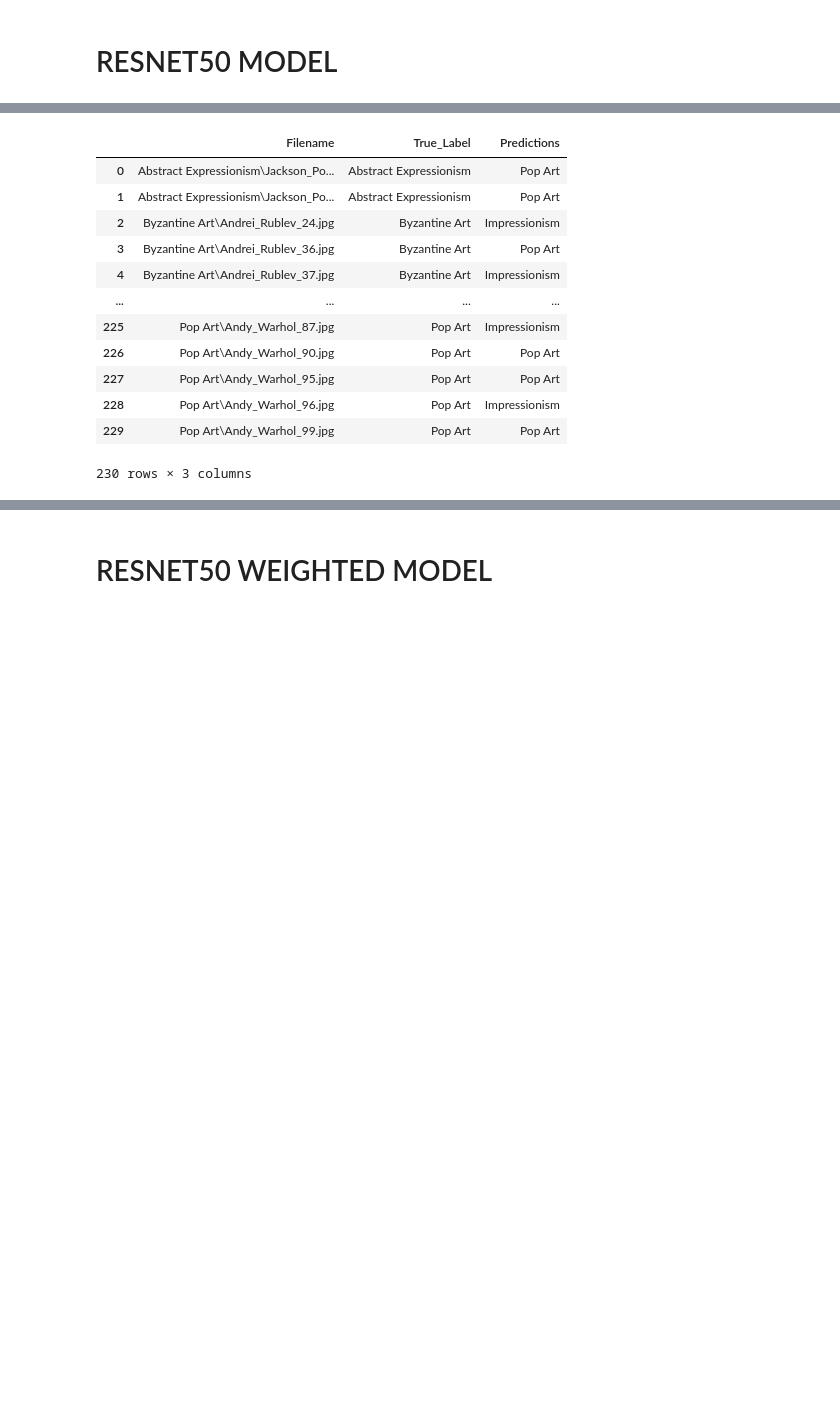
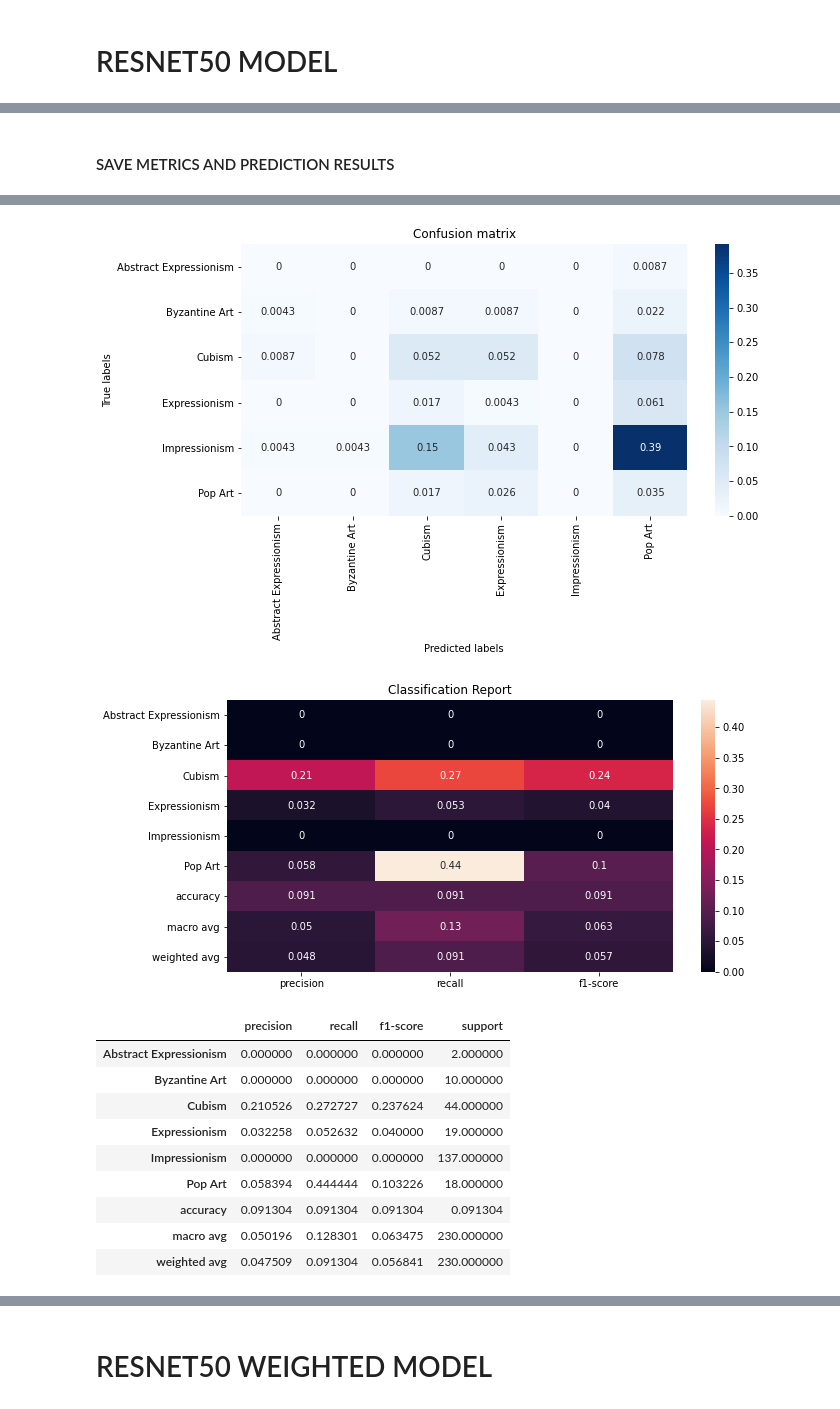
Before and after one commit to justinepicar/Art_Style_Classification, a Jupyter notebook: Notebooks/05_modeling.ipynb, the cells around one changed output, grey strips where cells are left out. Saved outputs shown, nothing was run; the diff lists cells and outputs as text; code cells hidden in the pictures; blank space fills up the shorter version.

```diff
--- a/Notebooks/05_modeling.ipynb
+++ b/Notebooks/05_modeling.ipynb
@@ -107,7 +110,7 @@ model.compile(optimizer='adam',
                   metrics=['accuracy']
                  )
 
-model.fit(train_generator,
+cnn_history = model.fit(train_generator,
               epochs=epochs,
               callbacks=callbacks,
               validation_data=validation_generator,)
@@ -201,10 +199,10 @@ wmodel.compile(optimizer='adam',
                   metrics=['accuracy']
                  )
 
-wmodel.fit(train_generator,
-          epochs=epochs,
-          callbacks=callbacks,
-          validation_data=validation_generator,
-          class_weight=class_weights)
+weight_cnn_history = wmodel.fit(train_generator,
+                                epochs=epochs,
+                                callbacks=callbacks,
+                                validation_data=validation_generator,
+                                class_weight=class_weights)
 # %% [output]
 Epoch 1/25
@@ -290,3 +262,5 @@ Tensor("input_3:0", shape=(None, 200, 200, 3), dtype=float32) Tensor("fc6/Softma
+# %%
+resnet50model.load_weights('../models/model_resnet50weighted_checkpoint_25.h5')
 # %%
 callbacks = [keras.callbacks.ModelCheckpoint(os.path.join(modelpath,f'model_resnet50_checkpoint_{epochs}.h5')),]
 
@@ -295,10 +269,10 @@ resnet50model.compile(optimizer='adam',
                   metrics=['accuracy']
                  )
 
-resnet50model.fit(train_generator,
-          epochs=epochs,
-          callbacks=callbacks,
-          validation_data=validation_generator,
-          batch_size=batch_size)
+r50_history = resnet50model.fit(train_generator,
+                                  epochs=epochs,
+                                  callbacks=callbacks,
+                                  validation_data=validation_generator,
+                                  batch_size=batch_size)
 # %% [output]
 Epoch 1/25
@@ -347,5 +324,8 @@ resnet50model.evaluate(validation_generator)
+# %% [markdown]
+#### SAVE METRICS AND PREDICTION RESULTS
 # %%
 test_generator.reset()
 rn50pred = resnet50model.predict(test_generator, verbose=1)
-pred_results(train_generator, test_generator, rn50pred, 'resnet50_model_results')
+results = pred_results(train_generator, test_generator, rn50pred, 'resnet50_model_results')
+metric_eval(test_generator, rn50pred, results, labels=os.listdir(train))
 # %% [output]
@@ -353,13 +333,12 @@ pred_results(train_generator, test_generator, rn50pred, 'resnet50_model_results'
+[figure, added]
+[figure, added]
-|  | Filename | True_Label | Predictions |
-| 0 | Abstract Expressionism\Jackson_Po... | Abstract Expressionism | Pop Art |
-| 1 | Abstract Expressionism\Jackson_Po... | Abstract Expressionism | Pop Art |
-| 2 | Byzantine Art\Andrei_Rublev_24.jpg | Byzantine Art | Impressionism |
-| 3 | Byzantine Art\Andrei_Rublev_36.jpg | Byzantine Art | Pop Art |
-| 4 | Byzantine Art\Andrei_Rublev_37.jpg | Byzantine Art | Impressionism |
-| ... | ... | ... | ... |
-| 225 | Pop Art\Andy_Warhol_87.jpg | Pop Art | Impressionism |
-| 226 | Pop Art\Andy_Warhol_90.jpg | Pop Art | Pop Art |
-| 227 | Pop Art\Andy_Warhol_95.jpg | Pop Art | Pop Art |
-| 228 | Pop Art\Andy_Warhol_96.jpg | Pop Art | Impressionism |
-| 229 | Pop Art\Andy_Warhol_99.jpg | Pop Art | Pop Art |
+|  | precision | recall | f1-score | support |
+| Abstract Expressionism | 0.000000 | 0.000000 | 0.000000 | 2.000000 |
+| Byzantine Art | 0.000000 | 0.000000 | 0.000000 | 10.000000 |
+| Cubism | 0.210526 | 0.272727 | 0.237624 | 44.000000 |
+| Expressionism | 0.032258 | 0.052632 | 0.040000 | 19.000000 |
+| Impressionism | 0.000000 | 0.000000 | 0.000000 | 137.000000 |
+| Pop Art | 0.058394 | 0.444444 | 0.103226 | 18.000000 |
+| accuracy | 0.091304 | 0.091304 | 0.091304 | 0.091304 |
+| macro avg | 0.050196 | 0.128301 | 0.063475 | 230.000000 |
+| weighted avg | 0.047509 | 0.091304 | 0.056841 | 230.000000 |
-230 rows × 3 columns
```
Also changed, not shown: parts of 64 cells of this notebook, 12 other files.
